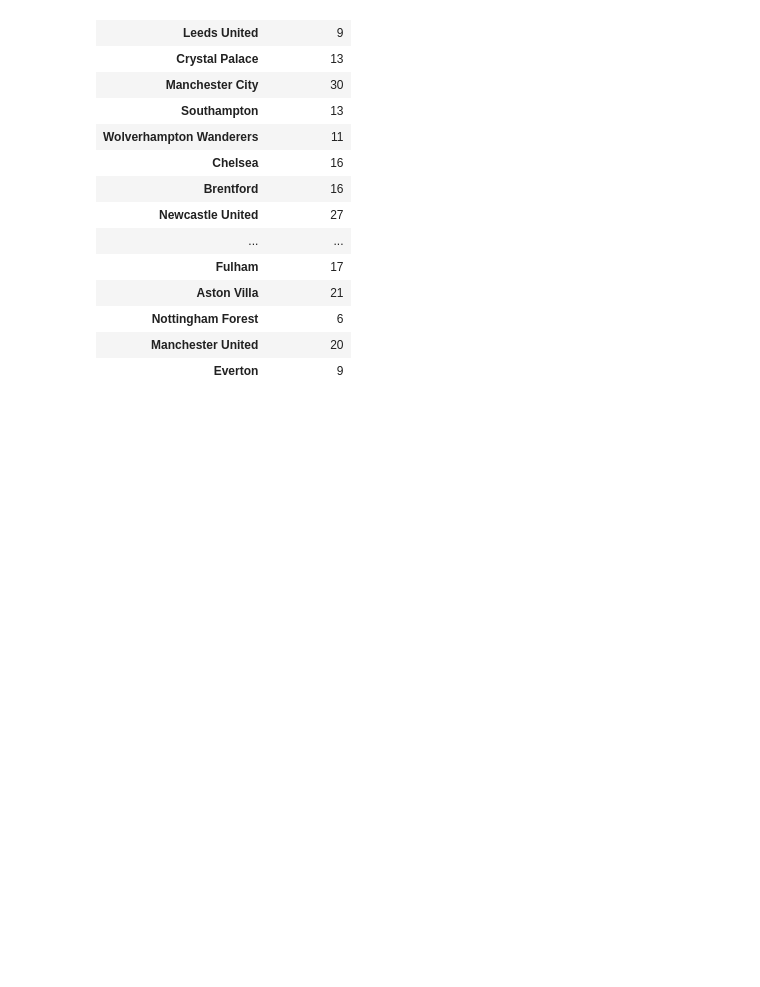
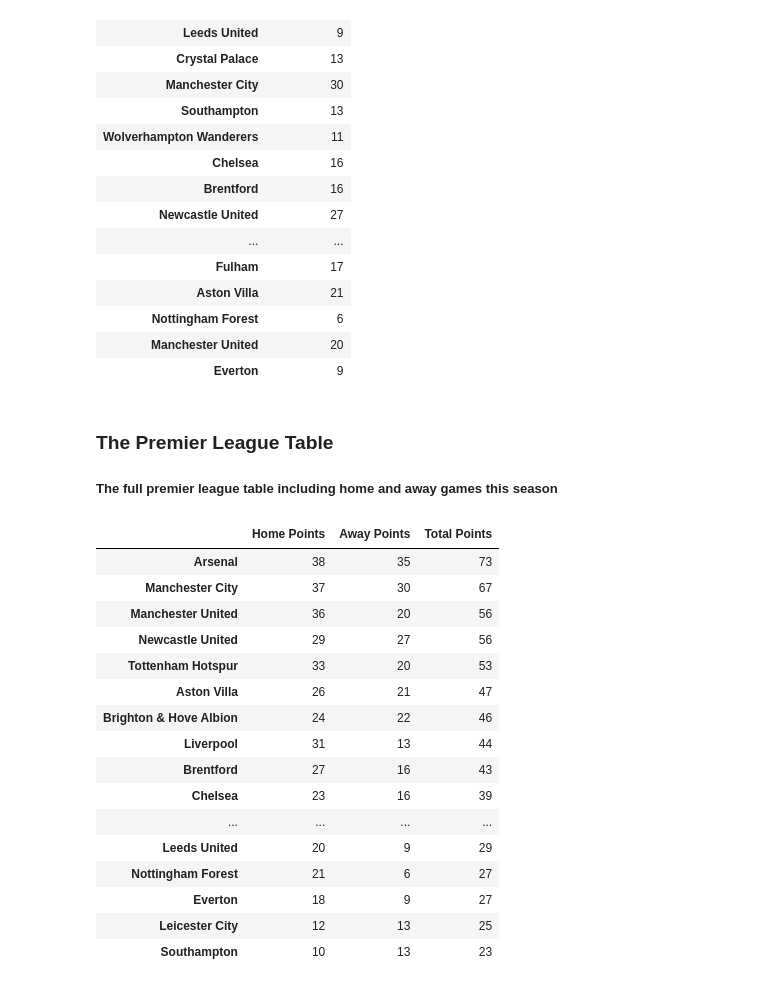
Before and after one commit to chikeibezim/premierleague-22-23, a Jupyter notebook: premier-league-analysis.ipynb, the cells around one changed output. Cells and saved outputs as stored; diff of their text form; code cells hidden in the pictures; blank space fills up the shorter version.

Commit message:
Kaggle Notebook | Premier League Analysis | Version 7

```diff
--- a/premier-league-analysis.ipynb
+++ b/premier-league-analysis.ipynb
@@ -481,3 +481,35 @@ away_points_df
 | Nottingham Forest | 6 |
 | Manchester United | 20 |
 | Everton | 9 |
+# %% [markdown]
+### The Premier League Table
+
+##### The full premier league table including home and away games this season
+# %%
+full_table = home_points_df
+
+full_table['Away Points'] = away_points_df["Away Points"]
+
+full_table['Total Points'] = full_table['Home Points'] + full_table['Away Points']
+
+full_table.sort_values(by="Total Points", ascending=False, inplace=True)
+
+full_table
+# %% [output]
+|  | Home Points | Away Points | Total Points |
+| Arsenal | 38 | 35 | 73 |
+| Manchester City | 37 | 30 | 67 |
+| Manchester United | 36 | 20 | 56 |
+| Newcastle United | 29 | 27 | 56 |
+| Tottenham Hotspur | 33 | 20 | 53 |
+| Aston Villa | 26 | 21 | 47 |
+| Brighton & Hove Albion | 24 | 22 | 46 |
+| Liverpool | 31 | 13 | 44 |
+| Brentford | 27 | 16 | 43 |
+| Chelsea | 23 | 16 | 39 |
+| ... | ... | ... | ... |
+| Leeds United | 20 | 9 | 29 |
+| Nottingham Forest | 21 | 6 | 27 |
+| Everton | 18 | 9 | 27 |
+| Leicester City | 12 | 13 | 25 |
+| Southampton | 10 | 13 | 23 |
```
Also changed, not shown: parts of 2 cells of this notebook.
